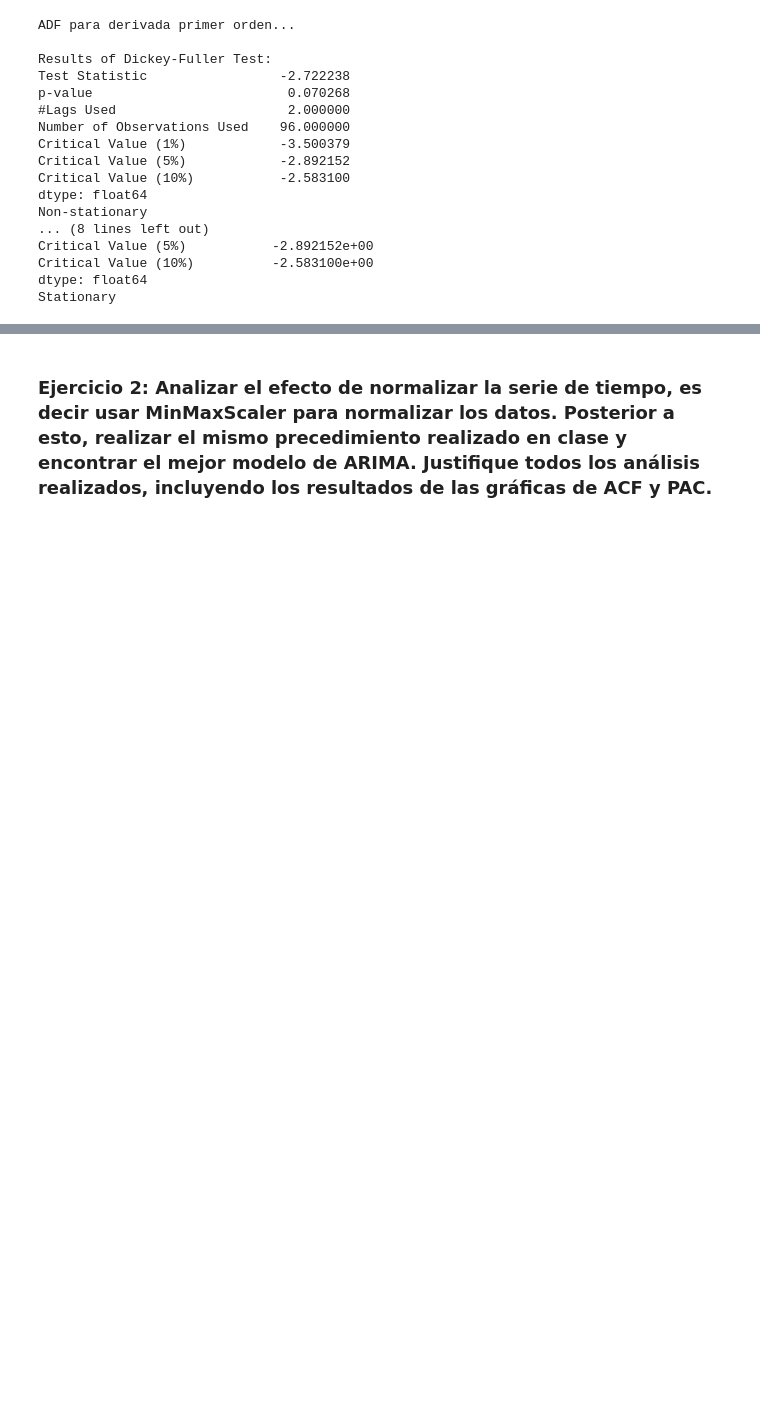
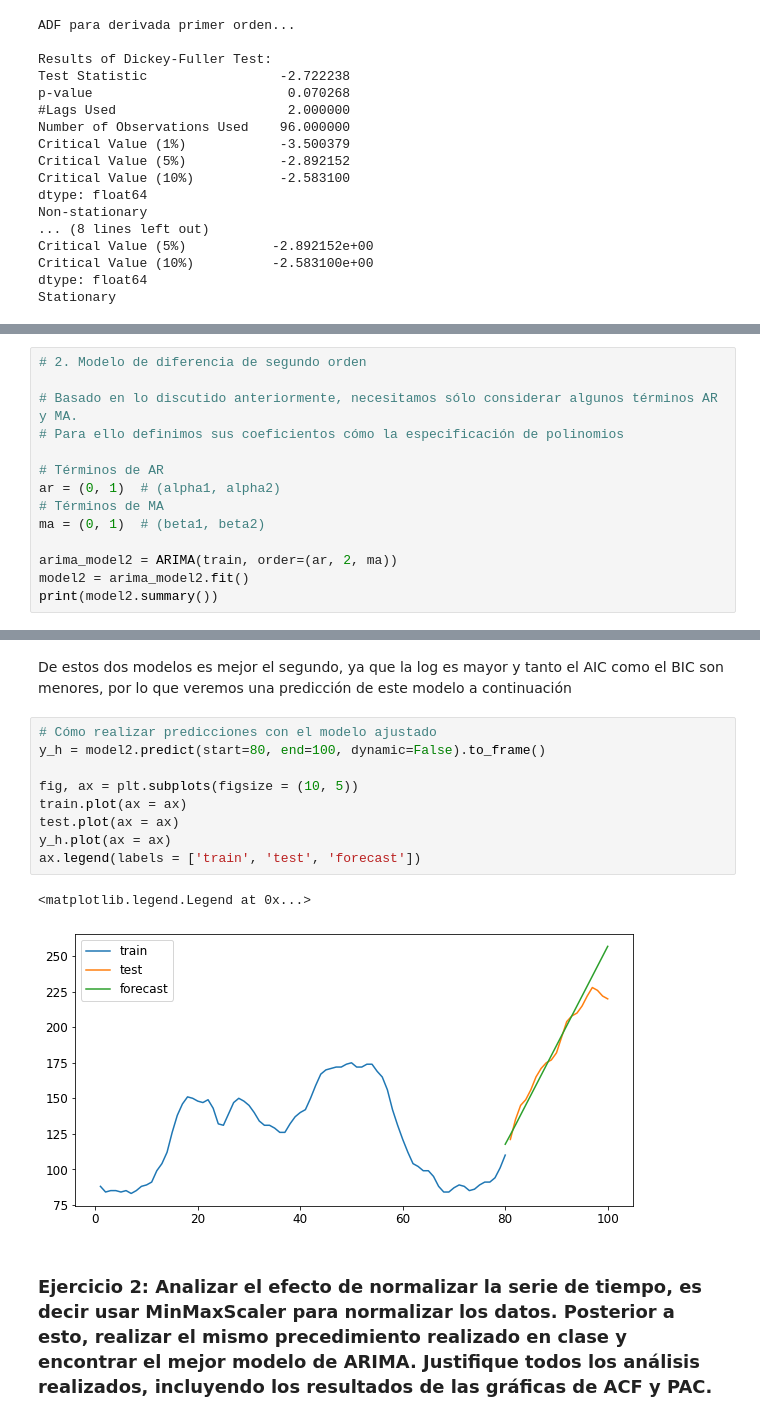
Before and after one commit to paucardenasg/ProyectoConjunto_PDC-RDENAS_RGALLARDO, a Jupyter notebook: Tarea_2.ipynb, the cells around one changed output, grey strips where cells are left out. Cells and saved outputs as stored; diff of their text form; blank space fills up the shorter version.

```diff
--- a/Tarea_2.ipynb
+++ b/Tarea_2.ipynb
@@ -256,0 +369,14 @@ Código de solución estudiante 2
+# %%
+# 2. Modelo de diferencia de segundo orden
+
+# Basado en lo discutido anteriormente, necesitamos sólo considerar algunos términos AR y MA.
+# Para ello definimos sus coeficientos cómo la especificación de polinomios
+
+# Términos de AR
+ar = (0, 1)  # (alpha1, alpha2)
+# Términos de MA
+ma = (0, 1)  # (beta1, beta2)
+
+arima_model2 = ARIMA(train, order=(ar, 2, ma))
+model2 = arima_model2.fit()
+print(model2.summary())
@@ -257,3 +401,17 @@ Código de solución estudiante 2
+# %% [markdown]
+De estos dos modelos es mejor el segundo, ya que la log es mayor y tanto el AIC como el BIC son menores, por lo que veremos una predicción de este modelo a continuación
+# %%
+# Cómo realizar predicciones con el modelo ajustado
+y_h = model2.predict(start=80, end=100, dynamic=False).to_frame()
+
+fig, ax = plt.subplots(figsize = (10, 5))
+train.plot(ax = ax)
+test.plot(ax = ax)
+y_h.plot(ax = ax)
+ax.legend(labels = ['train', 'test', 'forecast'])
+# %% [output]
+<matplotlib.legend.Legend at 0x...>
+[figure, added]
 # %% [markdown]
 ### Ejercicio 2: Analizar el efecto de normalizar la serie de tiempo, es decir usar MinMaxScaler para normalizar los datos. Posterior a esto, realizar el mismo precedimiento realizado en clase y encontrar el mejor modelo de ARIMA. Justifique todos los análisis realizados, incluyendo los resultados de las gráficas de ACF y PAC.
 # %% [markdown]
```
Also changed, not shown: parts of 88 cells of this notebook.
